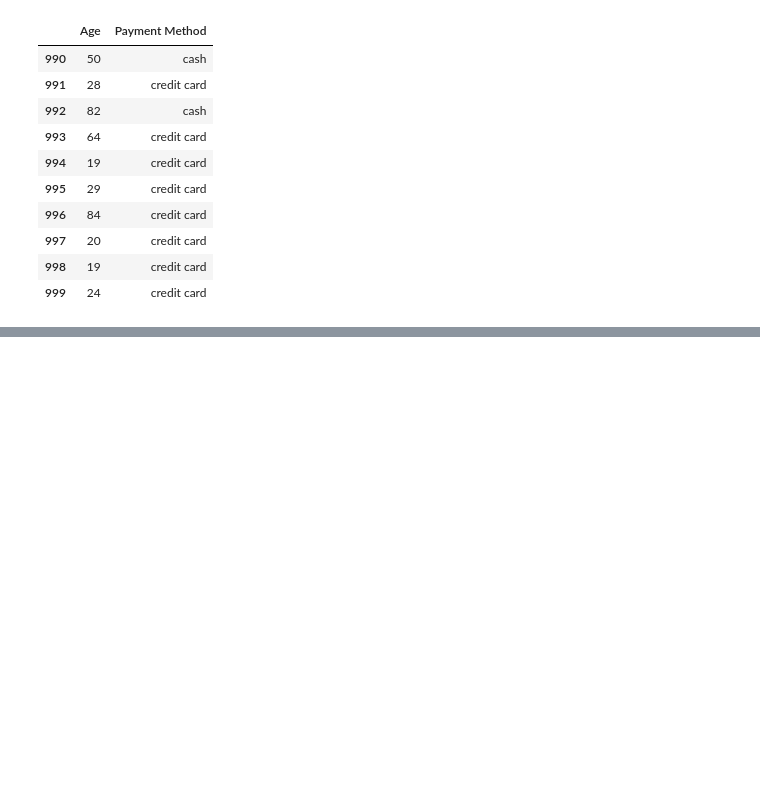
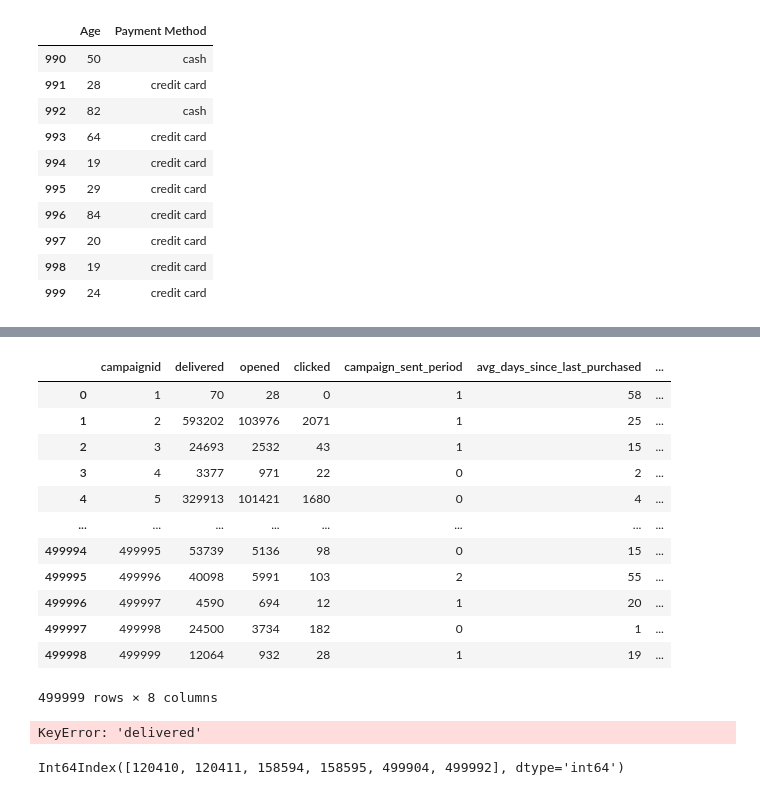
Before and after one commit to vanhuycx/beatiful_soup_web_scraping, a Jupyter notebook: jupyter_test.ipynb, the cells around one changed output, grey strips where cells are left out. Drawn from its saved outputs; the diff is of its cells as text; code cells hidden in the pictures; blank space fills up the shorter version.

```diff
--- a/jupyter_test.ipynb
+++ b/jupyter_test.ipynb
@@ -71,0 +120,2 @@ df.sort_values(by='Age').head(10)
+# %%
+df2 =pd.read_csv('campaign_data.csv')
@@ -71,0 +133,31 @@ df.sort_values(by='Age').head(10)
+# %%
+df2
+# %% [output]
+|  | campaignid | delivered | opened | clicked | campaign_sent_period | avg_days_since_last_purchased | ... |
+| 0 | 1 | 70 | 28 | 0 | 1 | 58 | ... |
+| 1 | 2 | 593202 | 103976 | 2071 | 1 | 25 | ... |
+| 2 | 3 | 24693 | 2532 | 43 | 1 | 15 | ... |
+| 3 | 4 | 3377 | 971 | 22 | 0 | 2 | ... |
+| 4 | 5 | 329913 | 101421 | 1680 | 0 | 4 | ... |
+| ... | ... | ... | ... | ... | ... | ... | ... |
+| 499994 | 499995 | 53739 | 5136 | 98 | 0 | 15 | ... |
+| 499995 | 499996 | 40098 | 5991 | 103 | 2 | 55 | ... |
+| 499996 | 499997 | 4590 | 694 | 12 | 1 | 20 | ... |
+| 499997 | 499998 | 24500 | 3734 | 182 | 0 | 1 | ... |
+| 499998 | 499999 | 12064 | 932 | 28 | 1 | 19 | ... |
+499999 rows × 8 columns
+# %%
+#1. Identify all records where opened emails are greater than delivered emails
+df2 = df.loc[(df2['opened']>df['delivered'])]
+
+#2. create a list to save their indices
+droped_index = df2.index
+
+#3. Delete these rows from the DataFrame
+df2.drop(droped_index)
+# %% [output]
+KeyError: 'delivered'
+# %%
+df3.index
+# %% [output]
+Int64Index([120410, 120411, 158594, 158595, 499904, 499992], dtype='int64')
```
Also changed, not shown: parts of 8 cells of this notebook, 1 other file.
